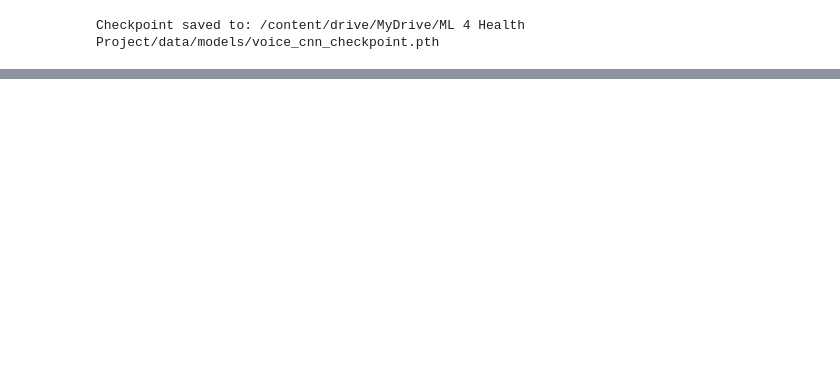
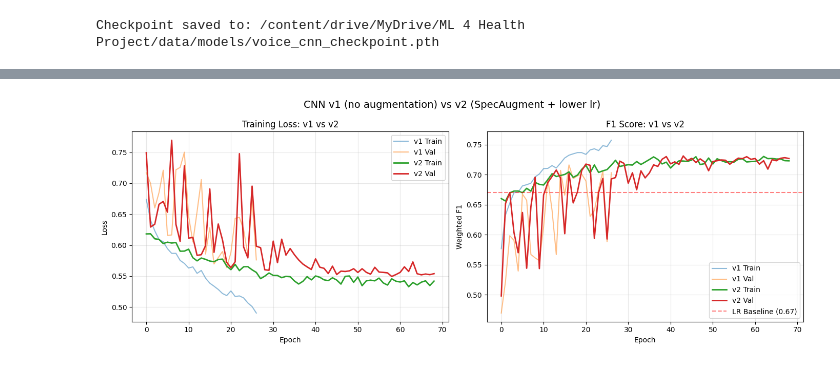
Before and after one commit to imran-mid/ai-voice-disorder-prediction, a Jupyter notebook: notebooks/v3/ML4Health_CNN.ipynb, the cells around one changed output, grey strips where cells are left out. Saved outputs shown, nothing was run; the diff lists cells and outputs as text; code cells hidden in the pictures; blank space fills up the shorter version.

```diff
--- a/notebooks/v3/ML4Health_CNN.ipynb
+++ b/notebooks/v3/ML4Health_CNN.ipynb
@@ -953,0 +1263,35 @@ Checkpoint saved to: /content/drive/MyDrive/ML 4 Health Project/data/models/voic
+# %%
+# ==============================================================================
+# CELL 24: Training curves comparison
+# ==============================================================================
+
+fig, axes = plt.subplots(1, 2, figsize=(14, 5))
+
+# Loss
+axes[0].plot(history['train_loss'], label='v1 Train', alpha=0.5)
+axes[0].plot(history['val_loss'], label='v1 Val', alpha=0.5)
+axes[0].plot(history_v2['train_loss'], label='v2 Train', linewidth=2)
+axes[0].plot(history_v2['val_loss'], label='v2 Val', linewidth=2)
+axes[0].set_xlabel('Epoch')
+axes[0].set_ylabel('Loss')
+axes[0].set_title('Training Loss: v1 vs v2')
+axes[0].legend()
+axes[0].grid(True, alpha=0.3)
+
+# F1
+axes[1].plot(history['train_f1'], label='v1 Train', alpha=0.5)
+axes[1].plot(history['val_f1'], label='v1 Val', alpha=0.5)
+axes[1].plot(history_v2['train_f1'], label='v2 Train', linewidth=2)
+axes[1].plot(history_v2['val_f1'], label='v2 Val', linewidth=2)
+axes[1].axhline(y=0.67, color='red', linestyle='--', alpha=0.5, label='LR Baseline (0.67)')
+axes[1].set_xlabel('Epoch')
+axes[1].set_ylabel('Weighted F1')
+axes[1].set_title('F1 Score: v1 vs v2')
+axes[1].legend()
+axes[1].grid(True, alpha=0.3)
+
+plt.suptitle('CNN v1 (no augmentation) vs v2 (SpecAugment + lower lr)', fontsize=14)
+plt.tight_layout()
+plt.show()
+# %% [output]
+[figure, added]
```
Also changed, not shown: parts of 20 cells of this notebook.
